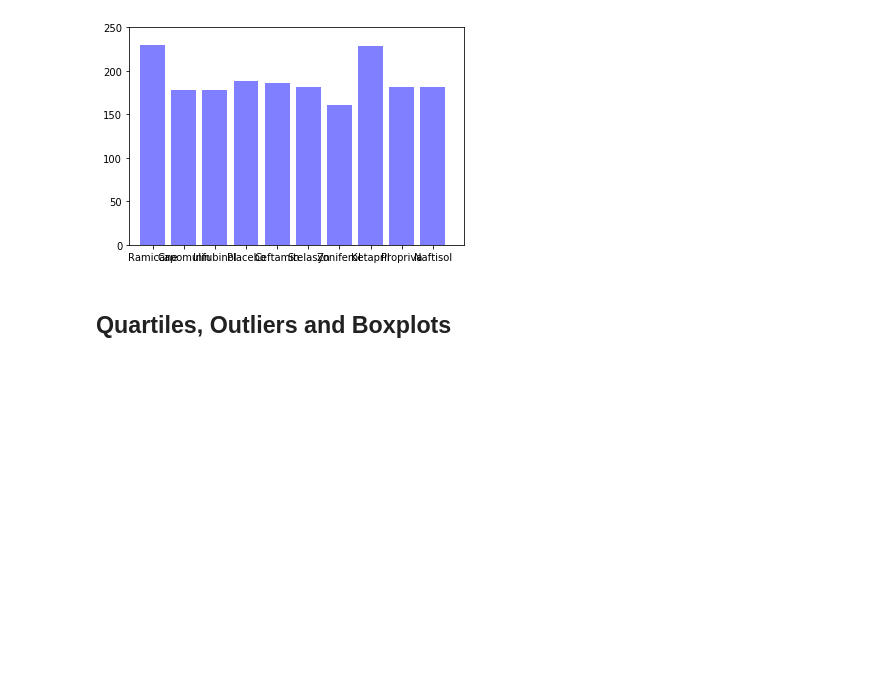
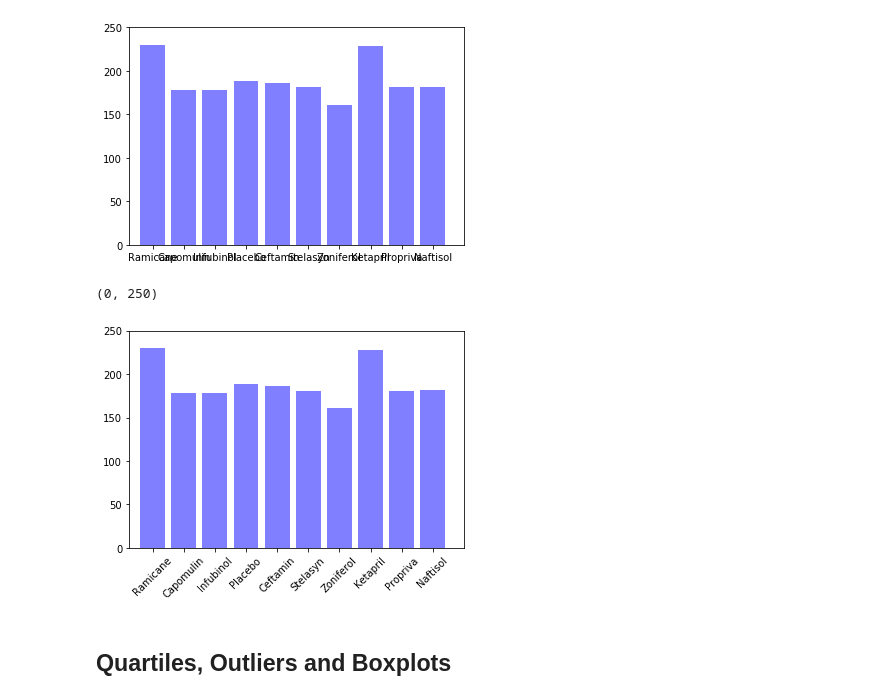
Before and after one commit to HIna-Ahmad/Matplotlib, a Jupyter notebook: 05-Matplotlib/Instructions/Pymaceuticals/pymaceuticals_starter.ipynb, the cells around one changed output. Cells and saved outputs as stored; diff of their text form; code cells hidden in the pictures; blank space fills up the shorter version.

Commit message:
correcting plt bar graph

```diff
--- a/05-Matplotlib/Instructions/Pymaceuticals/pymaceuticals_starter.ipynb
+++ b/05-Matplotlib/Instructions/Pymaceuticals/pymaceuticals_starter.ipynb
@@ -325,6 +325,39 @@ plt.ylim(0, 250)
 # %% [output]
 (0, 250)
 [figure]
+# %%
+
+# Generate a bar plot showing the total number of mice
+# for each treatment throughout the course of the study
+# using pyplot.
+
+# Step 1 Groupby Drug Reg and Mouse ID to get count of mice per drug for the Y axis
+mice_count_treatment = mouse_study.groupby("Drug_Regimen")["Mouse_ID"].count()
+mice_count_treatment
+
+# Step 2 get list of Drug Reg
+drug_list = clean_df["Drug_Regimen"].unique()
+drug_list
+
+
+# Step 3 get an array of drug regimens for x axis
+x_axis = np.arange(len(drug_list))
+x_axis
+
+# Step 4 Tell matplotlib to make bar chart
+plt.bar(x_axis, mice_count_treatment, color = 'b', align = "center", alpha = 0.5 )
+
+# Step 5 tell matplotlib where we want to place each of our x axis headers
+tick_locations = [value for value in x_axis]
+plt.xticks( tick_locations, ['Ramicane', 'Capomulin', 'Infubinol', 'Placebo', 'Ceftamin',
+       'Stelasyn', 'Zoniferol', 'Ketapril', 'Propriva', 'Naftisol'], rotation=45)
+
+# Step 6 Set the x limits of the xlimits in current chart
+plt.xlim(-0.75, 10)
+plt.ylim(0, 250)
+# %% [output]
+(0, 250)
+[figure, added]
 # %%
 # Generate a pie plot showing the distribution
 # of female versus male mice using pandas
```
